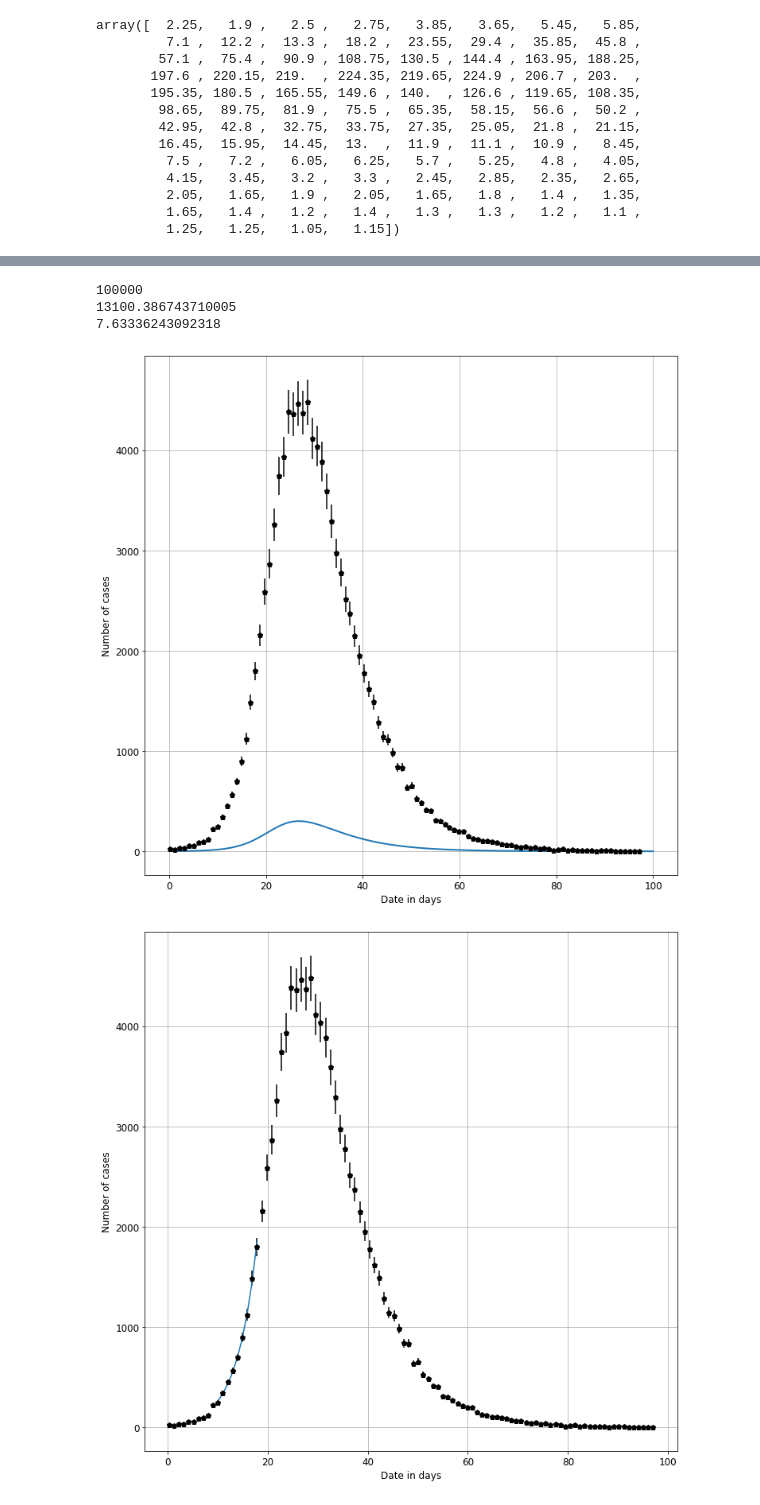
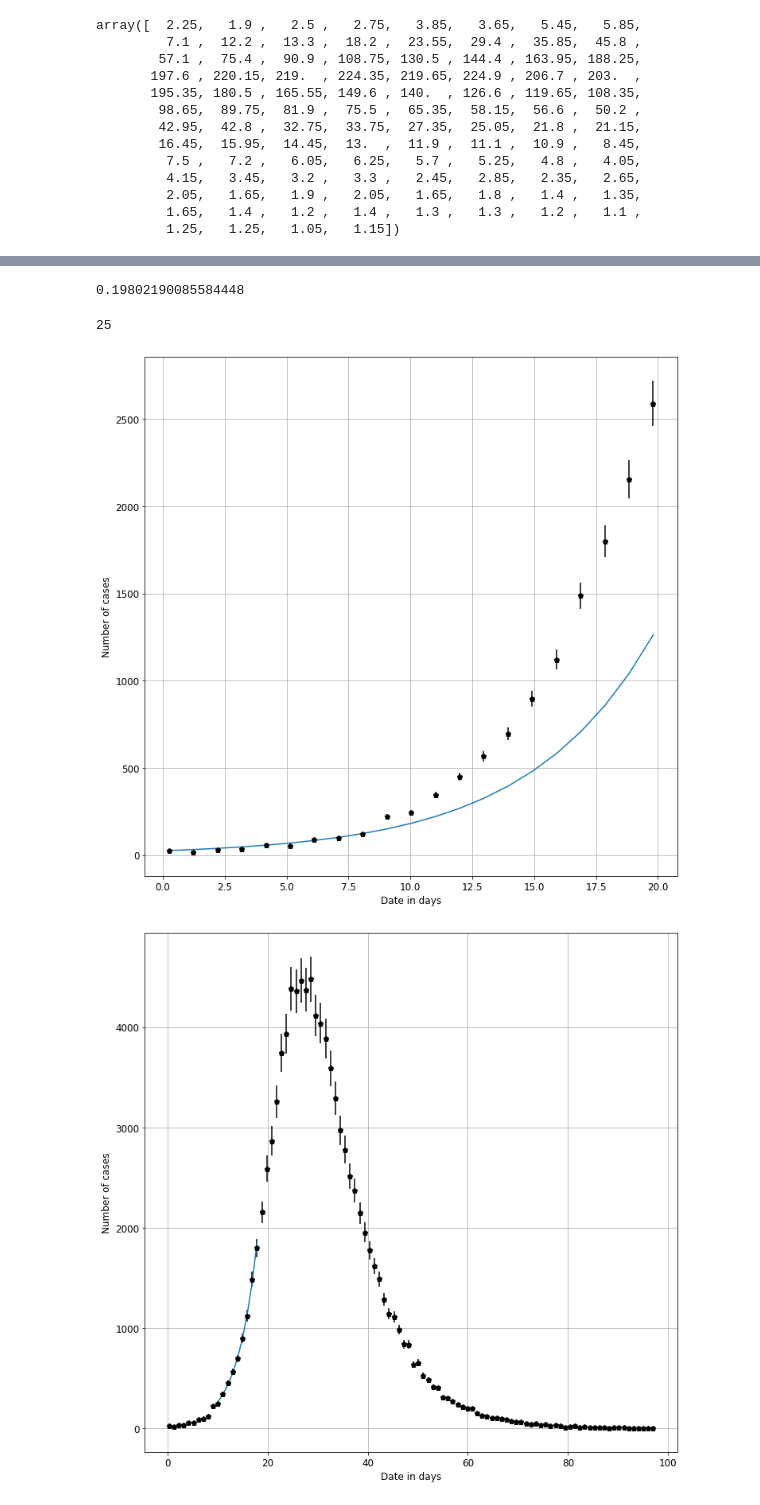
Before and after one commit to jjgomezcadenas/C19, a Jupyter notebook: nb/sir_fit.ipynb, the cells around one changed output, grey strips where cells are left out. Cells and saved outputs as stored; diff of their text form; code cells hidden in the pictures.

```diff
--- a/nb/sir_fit.ipynb
+++ b/nb/sir_fit.ipynb
@@ -184,0 +193,2 @@ array([  2.25,   1.9 ,   2.5 ,   2.75,   3.85,   3.65,   5.45,   5.85,
+# %%
+ic, ice = cumulative_sum_and_error(i, ierr)
@@ -184,0 +220,5 @@ array([  2.25,   1.9 ,   2.5 ,   2.75,   3.85,   3.65,   5.45,   5.85,
+# %%
+def t_select(t, i, ic, ierr, tmax=20):
+    return t[t<tmax], i[t<tmax], ic[t<tmax], ierr[t<tmax]
+# %%
+tt, it, ict, ierrt = t_select(t, i, ic, ierr, tmax=20)
@@ -185,25 +298,30 @@ array([  2.25,   1.9 ,   2.5 ,   2.75,   3.85,   3.65,   5.45,   5.85,
+# %%
+result.x[0]
+# %% [output]
+0.19802190085584448
+# %%
+i[0]
+# %% [output]
+25
 # %%
-def plt_sir_data(t,i,ierr, sir=sir_example, log=False, figsize=(12,12), ms=7):
+def plt_fit_data(t, i, ierr, r, log=False, figsize=(12,12), ms=7):
+
+    def c(t):
+        return i[0]*np.exp(r* t)
+
     fig = plt.figure(figsize=figsize)
     if log:
         plt.yscale('log')
 
-    aI = np.sum(i)
-    asI = np.sum(sir.I)
-    print(aI)
-    print(asI)
-    r = aI/asI
-    print(r)
-    I = np.array(sir.I)
+    ax      = fig.add_subplot(1, 1, 1)
+
+
     plt.errorbar(t, i, fmt="kp", yerr= ierr, ms=ms, ls='none')
-    plt.plot(sir.t, I, linewidth=2)
+    plt.plot(t, c(t))
     plt.xlabel('Date in days')
     plt.ylabel('Number of cases')
     plt.grid()
 # %%
-plt_sir_data(t,i,ierr, sir=sir_example, log=False, figsize=(12,12), ms=7)
+plt_fit_data(tt, it, ierrt, r=0.198, log=False, figsize=(12,12), ms=7)
 # %% [output]
-100000
-13100.386743710005
-7.63336243092318
-[figure, old version]
+[figure, new version]
```
Also changed, not shown: parts of 17 cells of this notebook, 3 other files.
